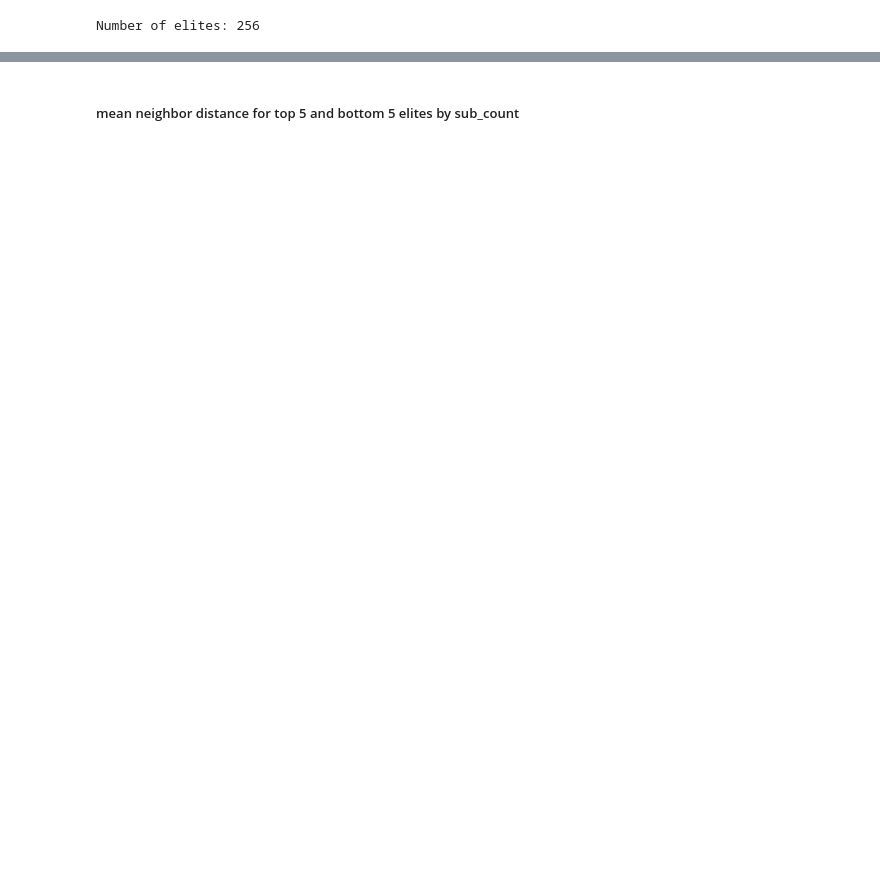
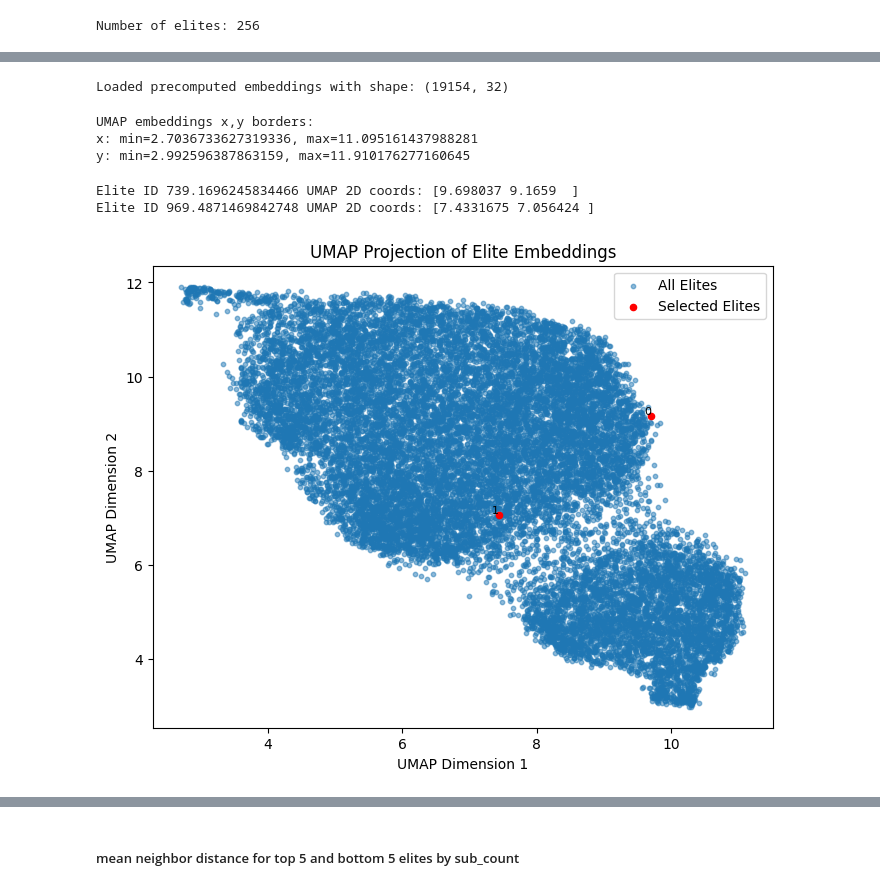
Before and after one commit to zibasPk/Novelty-Search-for-Racing-Track-Design, a Jupyter notebook: mapelite/data_analysis/ns_result_analysis.ipynb, the cells around one changed output, grey strips where cells are left out. Drawn from its saved outputs; the diff is of its cells as text; code cells hidden in the pictures; blank space fills up the shorter version.

```diff
--- a/mapelite/data_analysis/ns_result_analysis.ipynb
+++ b/mapelite/data_analysis/ns_result_analysis.ipynb
@@ -50,3 +49,66 @@ Warning: UMAP model not found. Placeholder used. (Run the setup notebook first?)
 stats keys: dict_keys(['iteration', 'initial_WSS', 'Archive size', 'iteration_best', 'global_best_score', 'global_best_id', 'new_elites', 'substituted_elites', 'wss', 'qd_score', 'acceptance_rate', 'm ...
 grid_state keys: dict_keys(['elite', 'sub_count', 'new', 'fitness'])
 dict_keys(['id', 'mode', 'rngMode', 'dataSet', 'selectedCells'])
+# %%
+import umap
+import os
+import matplotlib.pyplot as plt
+import numpy as np
+# Cell to calculate and save UMAP model of precomputed embeddings
+embeddings_data = _embeddings
+print(f"Loaded precomputed embeddings with shape: {embeddings_data.shape}")
+
+# Fit UMAP to the precomputed embeddings
+umap_model = umap.UMAP(n_components=2, random_state=67)
+umap_model = umap_model.fit(embeddings_data)
+
+#print umap max and min x,y values
+umap_embeddings = umap_model.transform(embeddings_data)
+print(f"UMAP embeddings x,y borders:")
+print(f"x: min={umap_embeddings[:,0].min()}, max={umap_embeddings[:,0].max()}")
+print(f"y: min={umap_embeddings[:,1].min()}, max={umap_embeddings[:,1].max()}")
+# %% [output]
+Loaded precomputed embeddings with shape: (19154, 32)
+UMAP embeddings x,y borders:
+x: min=2.7036733627319336, max=11.095161437988281
+y: min=2.992596387863159, max=11.910176277160645
+# %%
+import joblib
+import numpy as np
+import matplotlib.pyplot as plt
+elite_ids = [739.1696245834466, 969.4871469842748]
+
+# Preserve order of elite_ids
+id_to_elite = {elite["id"]: elite for elite in elites}
+selected_elites = [id_to_elite[eid] for eid in elite_ids if eid in id_to_elite]
+selected_embeddings = [elite["embedding"] for elite in selected_elites]
+
+reduced_points = []
+for elite in selected_elites:
+    embedding = elite["embedding"]
+    point = umap_model.transform([embedding])[0]
+    print(f"Elite ID {elite['id']} UMAP 2D coords: {point}")
+    reduced_points.append(point)
+
+# Plot
+plt.figure(figsize=(8, 6))
+plt.scatter(umap_embeddings[:, 0], umap_embeddings[:, 1],
+            s=10, alpha=0.5, label="All Elites")
+
+reduced_points = np.array(reduced_points)
+plt.scatter(reduced_points[:, 0], reduced_points[:, 1],
+            s=20, color="red", label="Selected Elites")
+
+# Add numbering based on order in elite_ids
+for i, (x, y) in enumerate(reduced_points):
+    plt.text(x, y, str(i), fontsize=8, ha='right', va='bottom', color='black')
+
+plt.title("UMAP Projection of Elite Embeddings")
+plt.xlabel("UMAP Dimension 1")
+plt.ylabel("UMAP Dimension 2")
+plt.legend()
+plt.show()
+# %% [output]
+Elite ID 739.1696245834466 UMAP 2D coords: [9.698037 9.1659  ]
+Elite ID 969.4871469842748 UMAP 2D coords: [7.4331675 7.056424 ]
+[figure, added]
```
Also changed, not shown: parts of 5 cells of this notebook, 16 other files.
